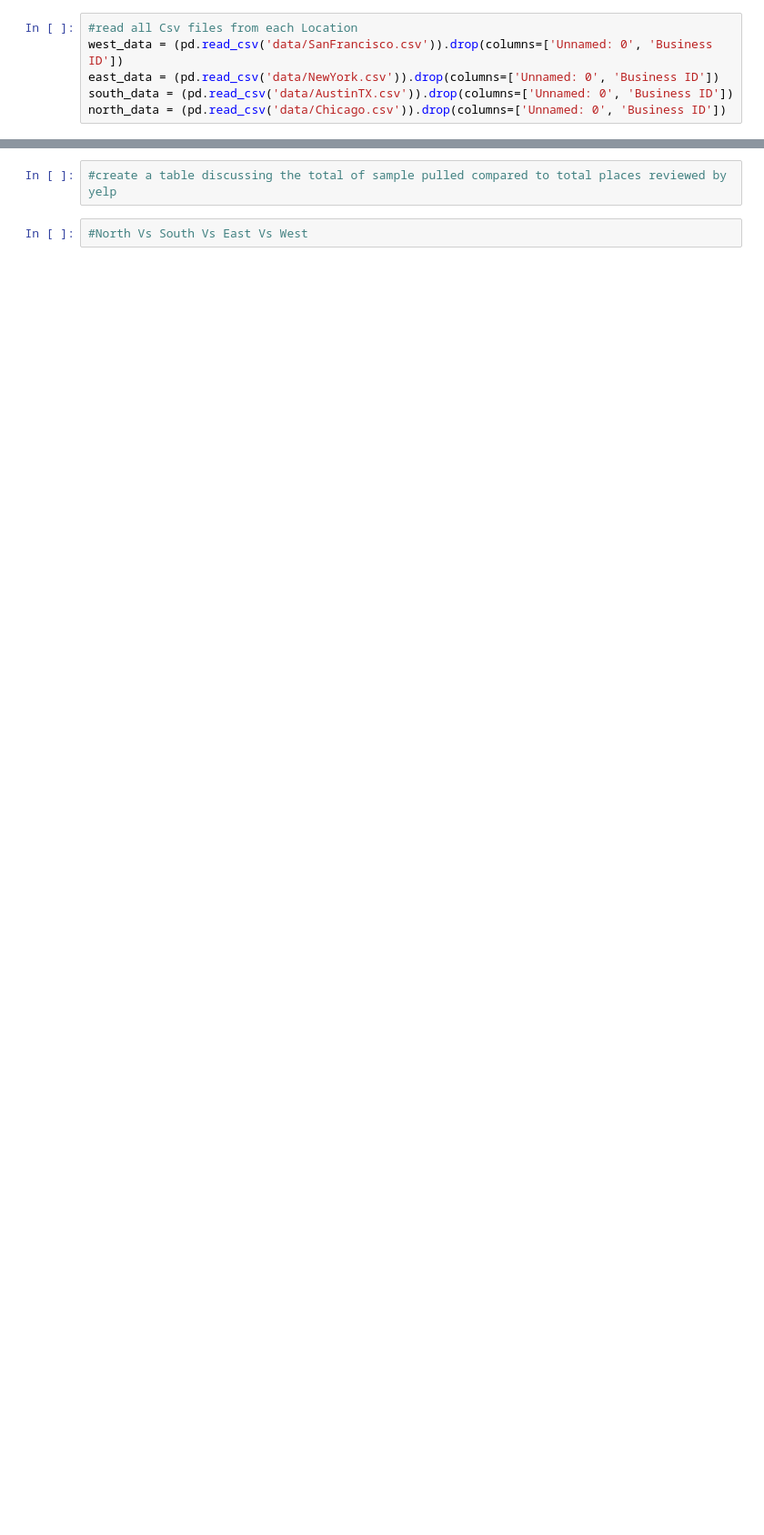
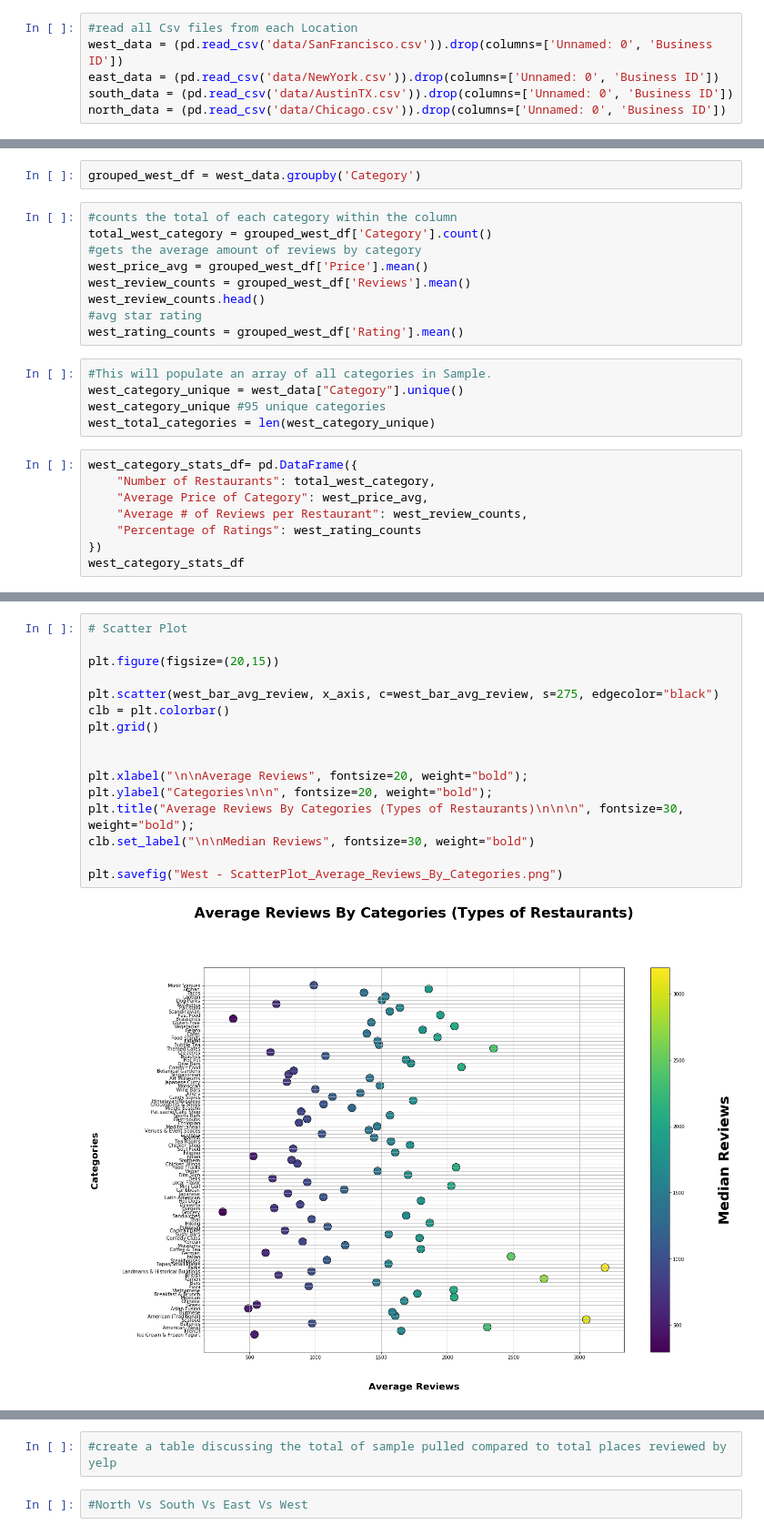
Before and after one commit to elzster/Yelp-Analytics, a Jupyter notebook: ProjectMaster.ipynb, the cells around one changed output, grey strips where cells are left out. Shown at 91% size. Saved outputs shown, nothing was run; the diff lists cells and outputs as text; blank space fills up the shorter version.

```diff
--- a/ProjectMaster.ipynb
+++ b/ProjectMaster.ipynb
@@ -61,0 +184,24 @@ KeyError: 'Price'
+# %%
+grouped_west_df = west_data.groupby('Category')
+# %%
+#counts the total of each category within the column
+total_west_category = grouped_west_df['Category'].count()
+#gets the average amount of reviews by category
+west_price_avg = grouped_west_df['Price'].mean()
+west_review_counts = grouped_west_df['Reviews'].mean()
+west_review_counts.head()
+#avg star rating
+west_rating_counts = grouped_west_df['Rating'].mean()
+# %%
+#This will populate an array of all categories in Sample.
+west_category_unique = west_data["Category"].unique()
+west_category_unique #95 unique categories
+west_total_categories = len(west_category_unique)
+# %%
+west_category_stats_df= pd.DataFrame({
+    "Number of Restaurants": total_west_category,
+    "Average Price of Category": west_price_avg,
+    "Average # of Reviews per Restaurant": west_review_counts,
+    "Percentage of Ratings": west_rating_counts
+})
+west_category_stats_df
@@ -61,0 +269,18 @@ KeyError: 'Price'
+# %%
+# Scatter Plot
+
+plt.figure(figsize=(20,15))
+
+plt.scatter(west_bar_avg_review, x_axis, c=west_bar_avg_review, s=275, edgecolor="black")
+clb = plt.colorbar()
+plt.grid()
+
+
+plt.xlabel("\n\nAverage Reviews", fontsize=20, weight="bold");
+plt.ylabel("Categories\n\n", fontsize=20, weight="bold");
+plt.title("Average Reviews By Categories (Types of Restaurants)\n\n\n", fontsize=30, weight="bold");
+clb.set_label("\n\nMedian Reviews", fontsize=30, weight="bold")
+
+plt.savefig("West - ScatterPlot_Average_Reviews_By_Categories.png")
+# %% [output]
+[figure, added]
```
Also changed, not shown: parts of 40 cells of this notebook, 14 other files.
